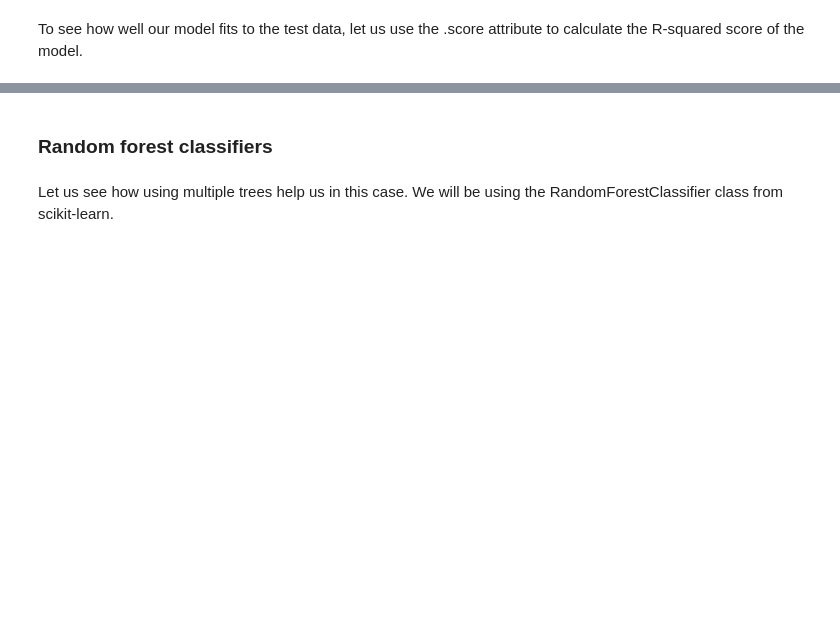
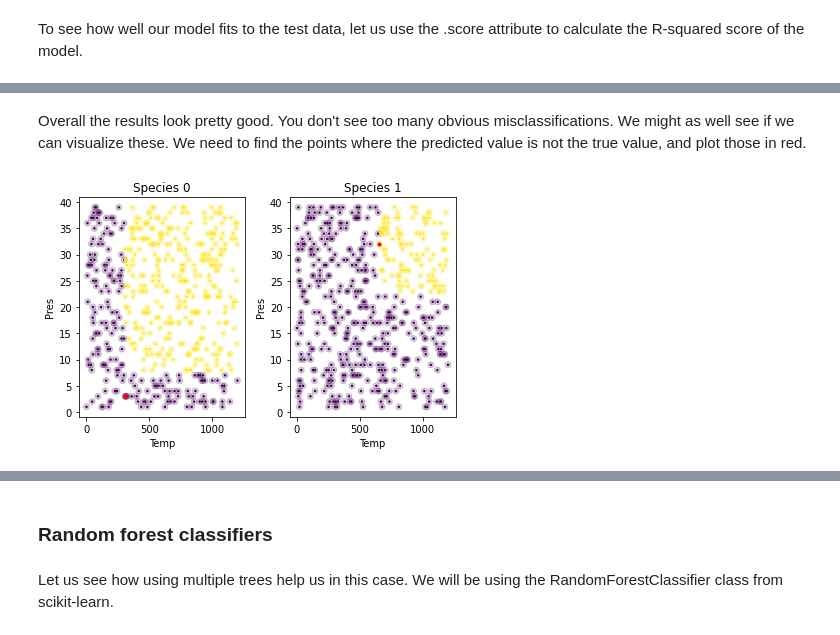
Before and after one commit to jkitchin/s24-06642, a Jupyter notebook: dsmles/08-random-forests/random-forests.ipynb, the cells around one changed output, grey strips where cells are left out. Saved outputs shown, nothing was run; the diff lists cells and outputs as text; code cells hidden in the pictures; blank space fills up the shorter version.

```diff
--- a/dsmles/08-random-forests/random-forests.ipynb
+++ b/dsmles/08-random-forests/random-forests.ipynb
@@ -329,0 +342,40 @@ Visualizing the tree:
+# %% [markdown]
+Overall the results look pretty good. You don't see too many obvious misclassifications. We might as well see if we can visualize these. We need to find the points where the predicted value is not the true value, and plot those in red.
+# %%
+fig, (ax1, ax2) = plt.subplots(1, 2)
+# First, the raw test data as transparent circles
+s0 = df1.query('Species==0')
+ax1.scatter(s0['Temp'], s0['Pres'], c=s0['SuperCritical'], alpha=0.2)
+ax1.set_xlabel('Temp')
+ax1.set_ylabel('Pres')
+ax1.set_title('Species 0')
+
+pdf = (Xtest)
+
+# Now the predicted colors.
+ax1.scatter(Xtest.query('Species==0')['Temp'],
+            Xtest.query('Species==0')['Pres'],
+            c=s0['SuperCritical'],
+            s=2)
+
+ind = s0['SuperCritical'] != tree3.predict(s0[['Temp', 'Pres', 'Species']])
+
+ax1.plot(s0[ind]['Temp'], s0[ind]['Pres'], 'r.')
+
+s1 = df1.query('Species==1')
+ax2.scatter(s1['Temp'], s1['Pres'], c=s1['SuperCritical'], alpha=0.2)
+ax2.set_xlabel('Temp')
+ax2.set_ylabel('Pres')
+ax2.set_title('Species 1')
+
+ax2.scatter(Xtest.query('Species==1')['Temp'],
+            Xtest.query('Species==1')['Pres'],
+            c=s1['SuperCritical'],
+            s=2)
+
+ind = s1['SuperCritical'] != tree3.predict(s1[['Temp', 'Pres', 'Species']])
+ax2.plot(s1[ind]['Temp'], s1[ind]['Pres'], 'r.')
+
+plt.tight_layout()
+# %% [output]
+[figure, added]
```
Also changed, not shown: parts of 18 cells of this notebook.
